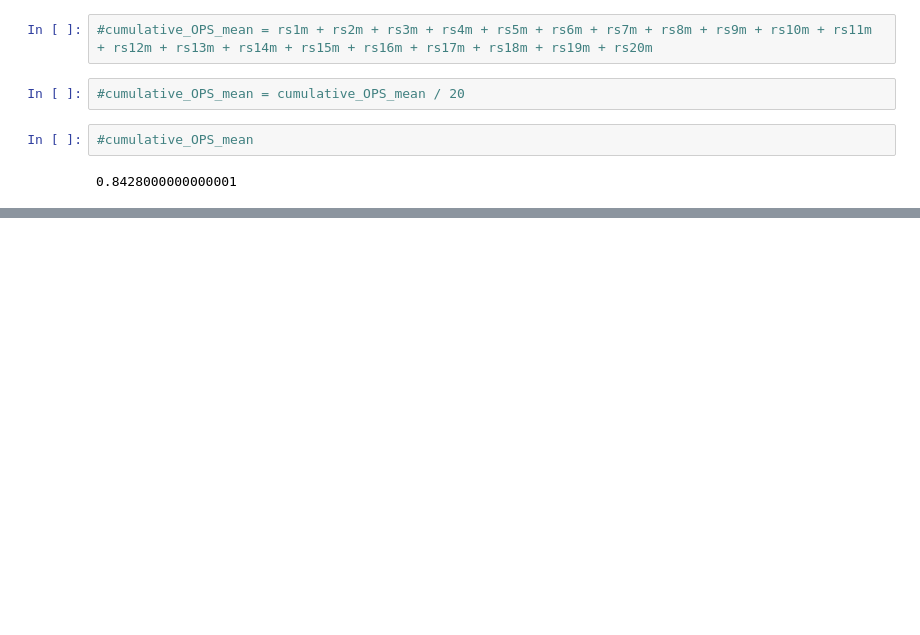
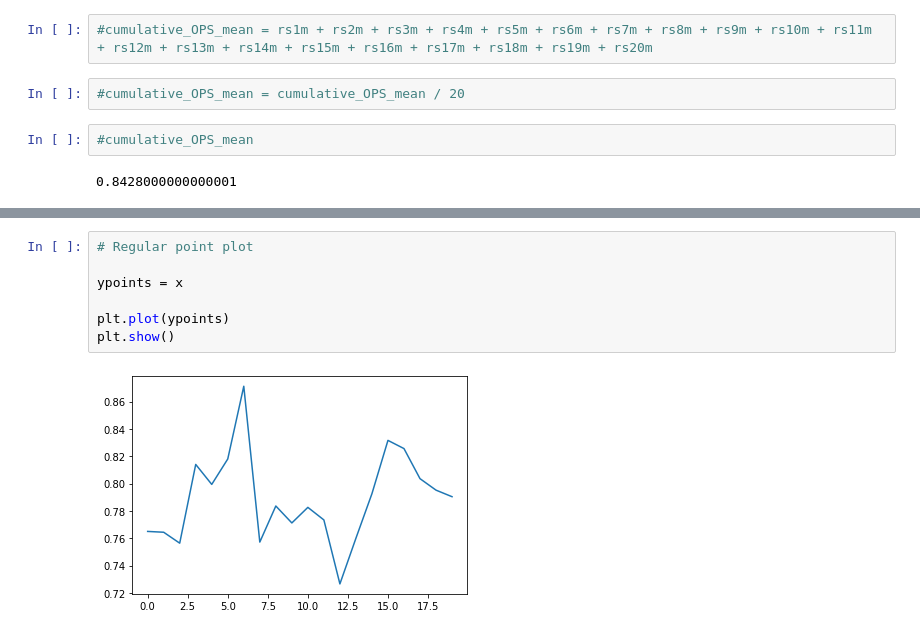
Before and after one commit to Ben-Platt-23/Applied-Statistics-Final-Project, a Jupyter notebook: v1.ipynb, the cells around one changed output, grey strips where cells are left out. Drawn from its saved outputs; the diff is of its cells as text; blank space fills up the shorter version.

```diff
--- a/v1.ipynb
+++ b/v1.ipynb
@@ -84,0 +87,9 @@ plt.show()
+# %%
+# Regular point plot
+
+ypoints = x
+
+plt.plot(ypoints)
+plt.show()
+# %% [output]
+[figure, added]
```
Also changed, not shown: parts of 4 cells of this notebook, 1 other file.
